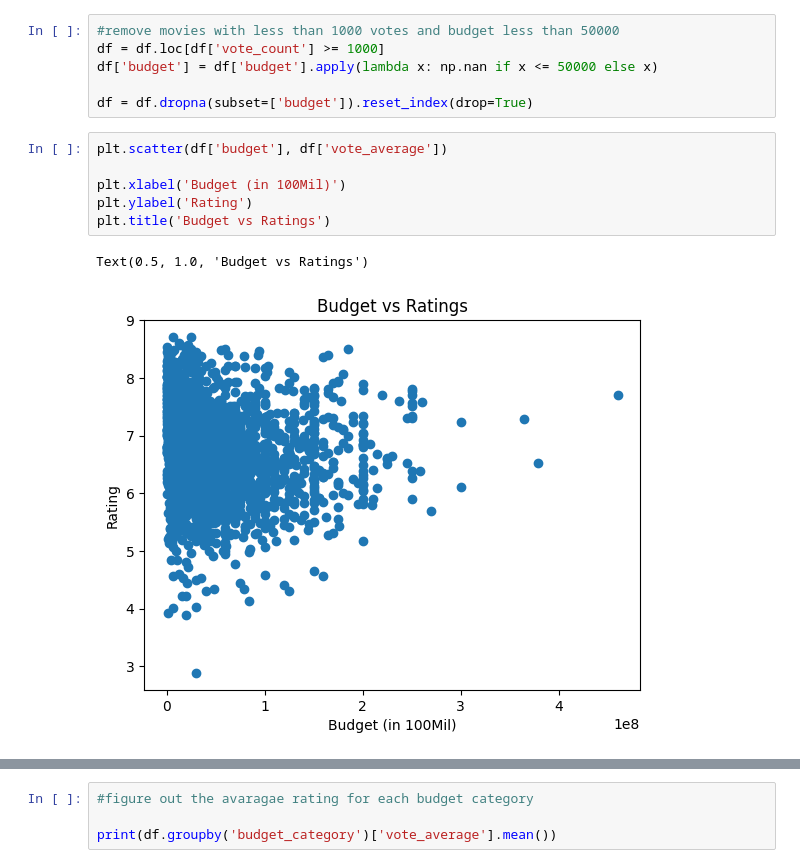
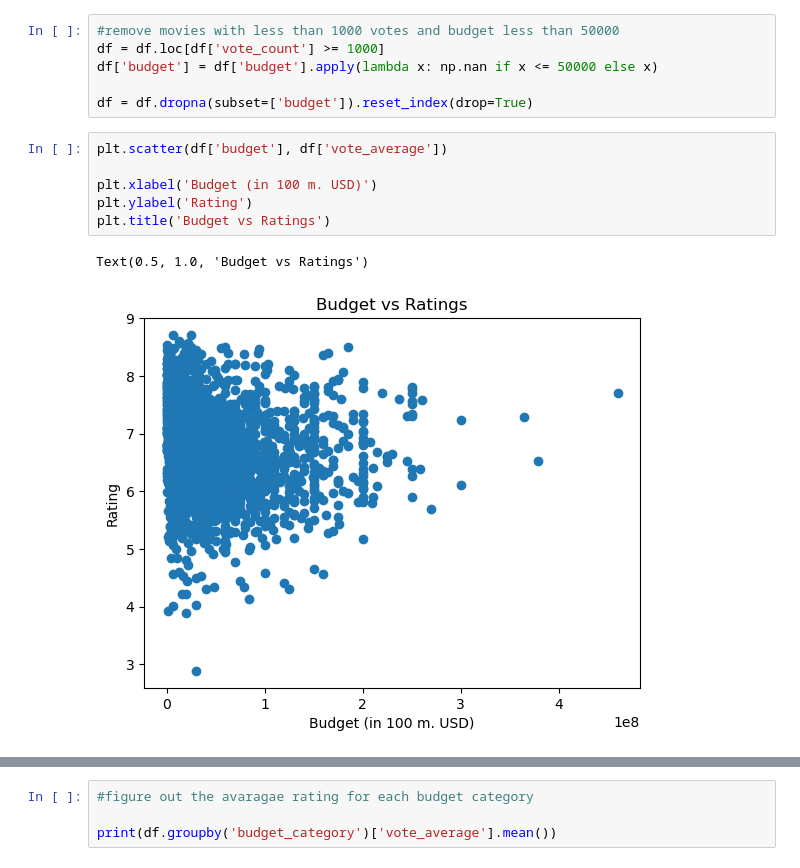
Before and after one commit to quityQ/SciProg2023, a Jupyter notebook: analysis.ipynb, the cells around one changed output, grey strips where cells are left out. Cells and saved outputs as stored; diff of their text form.

```diff
--- a/analysis.ipynb
+++ b/analysis.ipynb
@@ -46,10 +33,10 @@ df = df.dropna(subset=['budget']).reset_index(drop=True)
 # %%
 plt.scatter(df['budget'], df['vote_average'])
 
-plt.xlabel('Budget (in 100Mil)')
+plt.xlabel('Budget (in 100 m. USD)')
 plt.ylabel('Rating')
 plt.title('Budget vs Ratings')
 # %% [output]
 Text(0.5, 1.0, 'Budget vs Ratings')
-[figure, old version]
+[figure, new version]
 # %%
```
Also changed, not shown: parts of 12 cells of this notebook.
